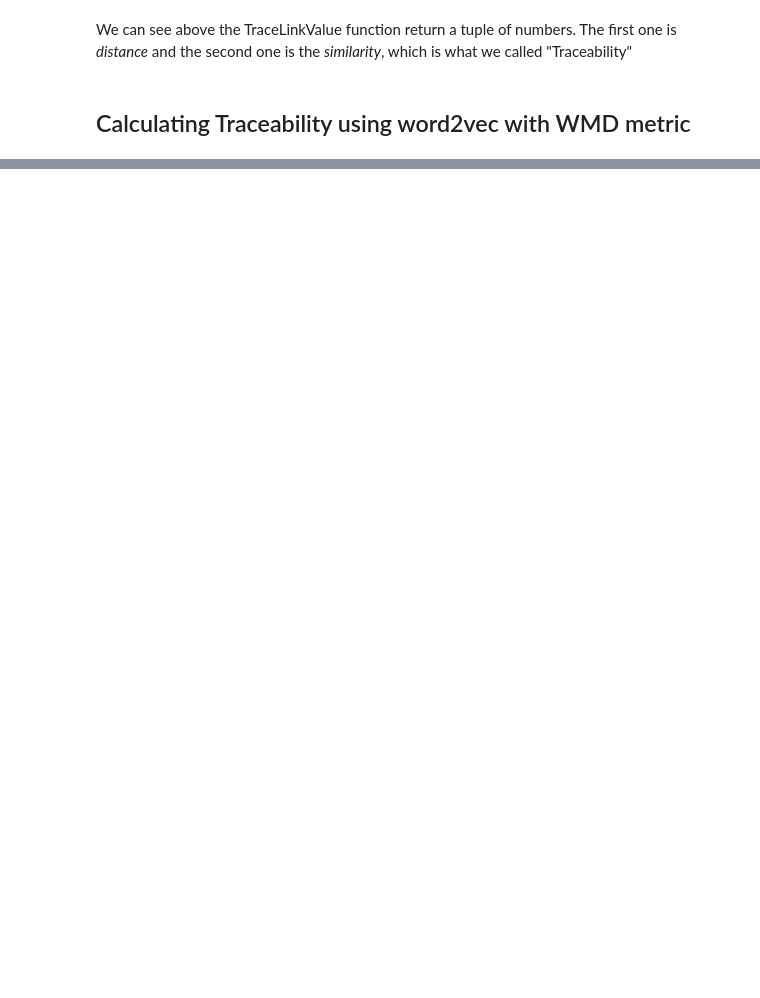
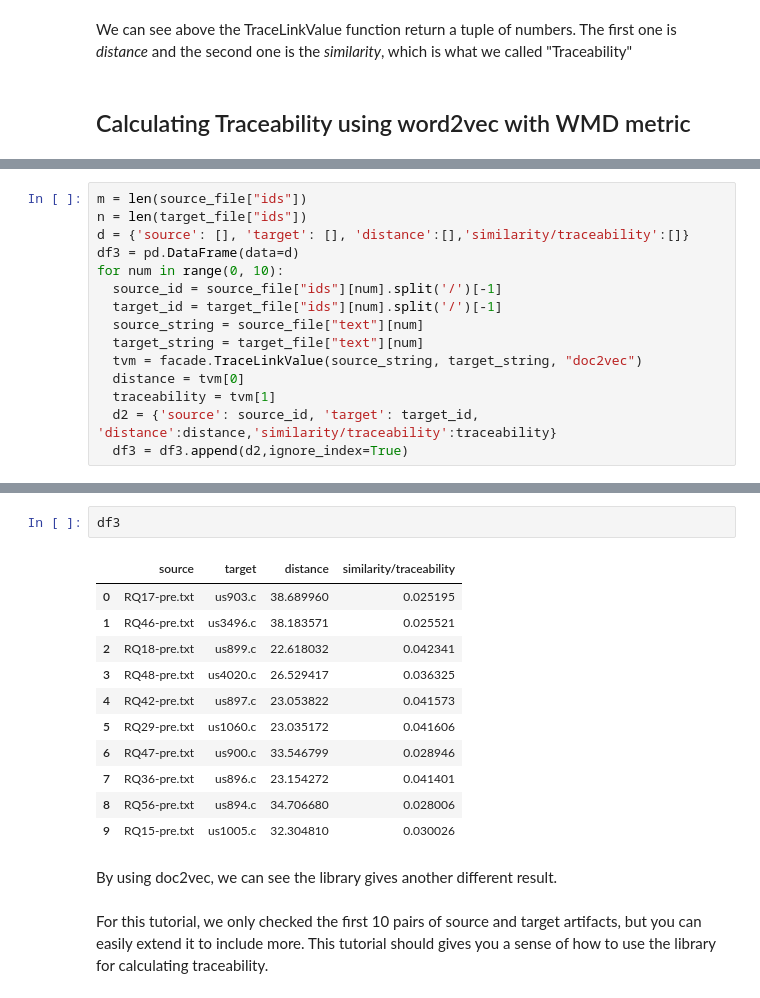
Before and after one commit to WM-SEMERU/ds4se, a Jupyter notebook: nbs/Libest_Case_Study.ipynb, the cells around one changed output, grey strips where cells are left out. Cells and saved outputs as stored; diff of their text form; blank space fills up the shorter version.

```diff
--- a/nbs/Libest_Case_Study.ipynb
+++ b/nbs/Libest_Case_Study.ipynb
@@ -146,0 +266,15 @@ NameError: name 'target' is not defined
+# %%
+m = len(source_file["ids"])
+n = len(target_file["ids"])
+d = {'source': [], 'target': [], 'distance':[],'similarity/traceability':[]}
+df3 = pd.DataFrame(data=d)
+for num in range(0, 10):
+  source_id = source_file["ids"][num].split('/')[-1]
+  target_id = target_file["ids"][num].split('/')[-1]
+  source_string = source_file["text"][num]
+  target_string = target_file["text"][num]
+  tvm = facade.TraceLinkValue(source_string, target_string, "doc2vec")
+  distance = tvm[0]
+  traceability = tvm[1]
+  d2 = {'source': source_id, 'target': target_id, 'distance':distance,'similarity/traceability':traceability}
+  df3 = df3.append(d2,ignore_index=True)
@@ -146,0 +299,18 @@ NameError: name 'target' is not defined
+# %%
+df3
+# %% [output]
+|  | source | target | distance | similarity/traceability |
+| 0 | RQ17-pre.txt | us903.c | 38.689960 | 0.025195 |
+| 1 | RQ46-pre.txt | us3496.c | 38.183571 | 0.025521 |
+| 2 | RQ18-pre.txt | us899.c | 22.618032 | 0.042341 |
+| 3 | RQ48-pre.txt | us4020.c | 26.529417 | 0.036325 |
+| 4 | RQ42-pre.txt | us897.c | 23.053822 | 0.041573 |
+| 5 | RQ29-pre.txt | us1060.c | 23.035172 | 0.041606 |
+| 6 | RQ47-pre.txt | us900.c | 33.546799 | 0.028946 |
+| 7 | RQ36-pre.txt | us896.c | 23.154272 | 0.041401 |
+| 8 | RQ56-pre.txt | us894.c | 34.706680 | 0.028006 |
+| 9 | RQ15-pre.txt | us1005.c | 32.304810 | 0.030026 |
+# %% [markdown]
+By using doc2vec, we can see the library gives another different result.
+# %% [markdown]
+For this tutorial, we only checked the first 10 pairs of source and target artifacts, but you can easily extend it to include more. This tutorial should gives you a sense of how to use the library for calculating traceability.
```
Also changed, not shown: parts of 19 cells of this notebook, 6 other files.
